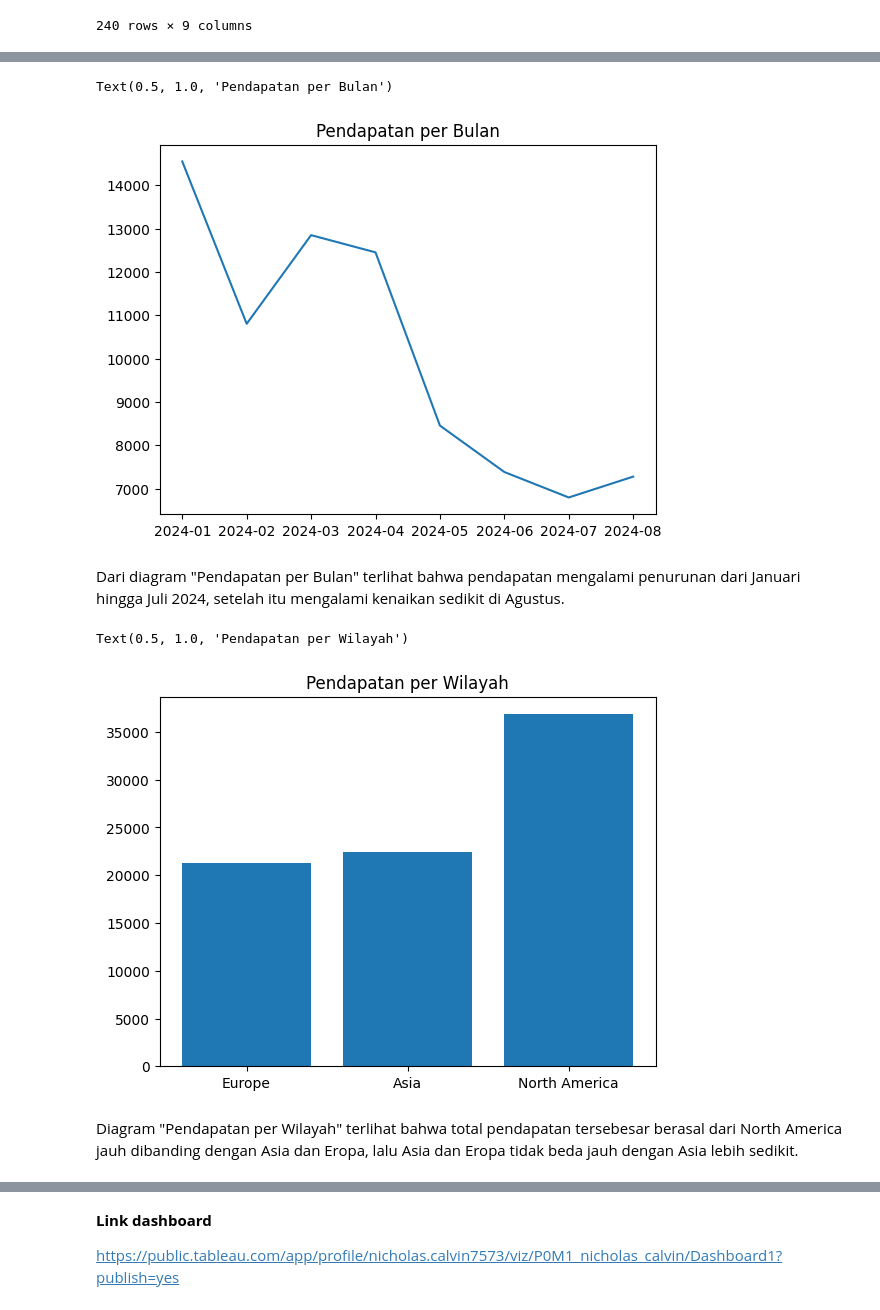
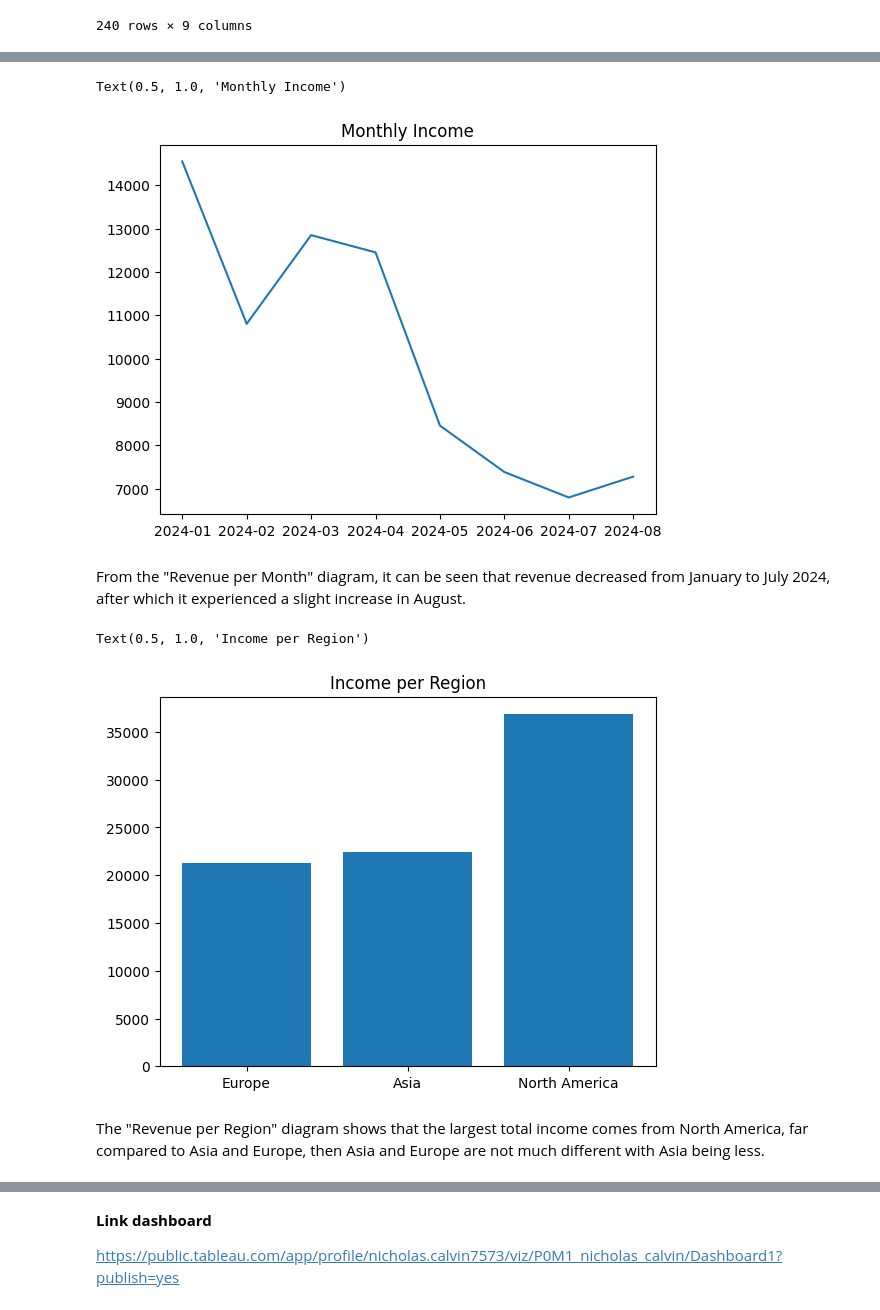
Before and after one commit to nicho365/OnlineSalesAnalytics, a Jupyter notebook: P0M1_nicholas_calvin.ipynb, the cells around one changed output, grey strips where cells are left out. Cells and saved outputs as stored; diff of their text form; code cells hidden in the pictures.

```diff
--- a/P0M1_nicholas_calvin.ipynb
+++ b/P0M1_nicholas_calvin.ipynb
@@ -100,22 +100,22 @@ fig, ax = plt.subplots()
 df["Month"] = df["Date"].dt.to_period("M")
 revenue_month = df.groupby("Month")["Total Revenue"].sum()
 ax.plot(revenue_month.index.astype(str), revenue_month.values)
-ax.set_title("Pendapatan per Bulan")
+ax.set_title("Monthly Income")
 # %% [output]
-Text(0.5, 1.0, 'Pendapatan per Bulan')
+Text(0.5, 1.0, 'Monthly Income')
-[figure, old version]
+[figure, new version]
 # %% [markdown]
-Dari diagram "Pendapatan per Bulan" terlihat bahwa pendapatan mengalami penurunan dari Januari hingga Juli 2024, setelah itu mengalami kenaikan sedikit di Agustus.
+From the "Revenue per Month" diagram, it can be seen that revenue decreased from January to July 2024, after which it experienced a slight increase in August.
 # %%
 fig, ax = plt.subplots()
 revenue_region = df.groupby("Region")["Total Revenue"].sum().sort_values()
 ax.bar(revenue_region.index, revenue_region.values)
-ax.set_title("Pendapatan per Wilayah")
+ax.set_title("Income per Region")
 # %% [output]
-Text(0.5, 1.0, 'Pendapatan per Wilayah')
+Text(0.5, 1.0, 'Income per Region')
-[figure, old version]
+[figure, new version]
 # %% [markdown]
-Diagram "Pendapatan per Wilayah" terlihat bahwa total pendapatan tersebesar berasal dari North America jauh dibanding dengan Asia dan Eropa, lalu Asia dan Eropa tidak beda jauh dengan Asia lebih sedikit.
+The "Revenue per Region" diagram shows that the largest total income comes from North America, far compared to Asia and Europe, then Asia and Europe are not much different with Asia being less.
 # %%
 fig, ax = plt.subplots()
 revenue_category = df.groupby("Product Category")["Total Revenue"].sum().sort_values(ascending=False)
```
Also changed, not shown: parts of 16 cells of this notebook.
